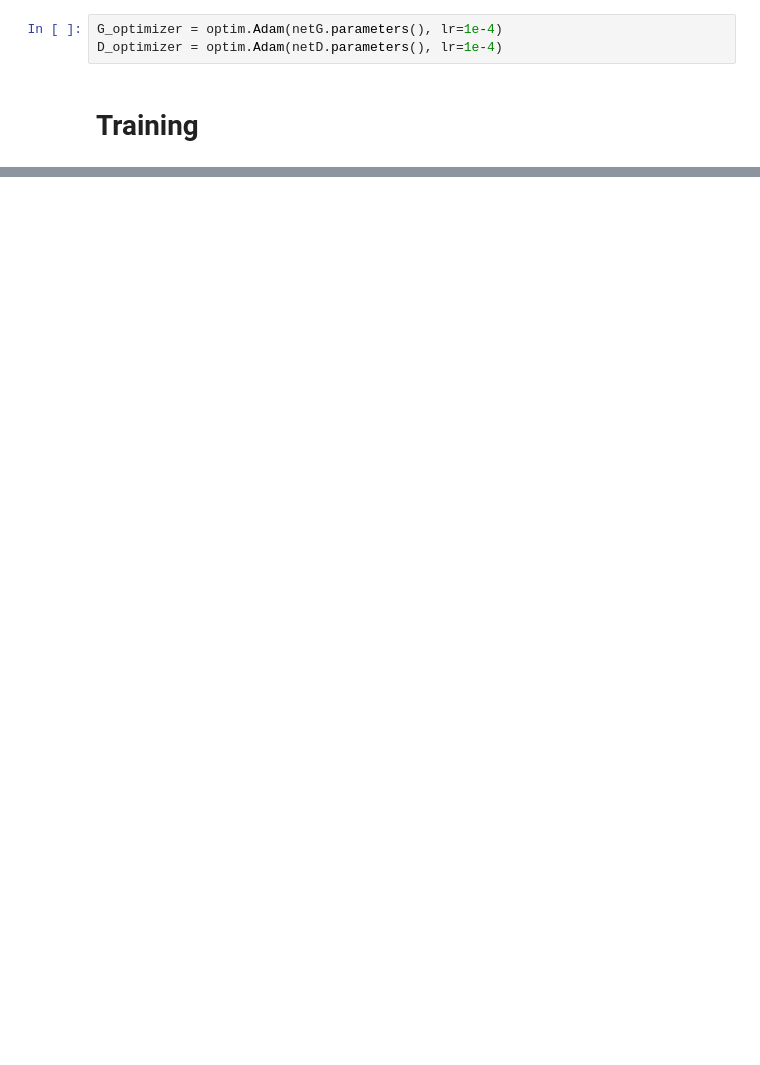
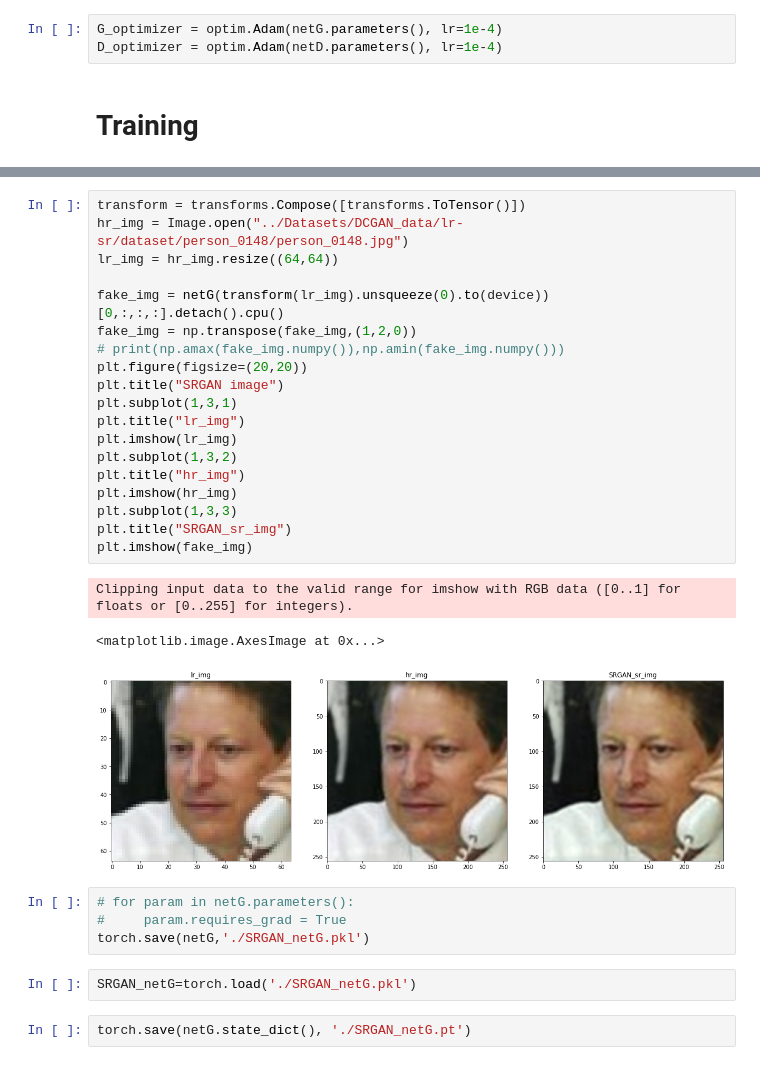
Before and after one commit to dddogwang/Generation-Cell, a Jupyter notebook: SRGAN.ipynb, the cells around one changed output, grey strips where cells are left out. Cells and saved outputs as stored; diff of their text form; blank space fills up the shorter version.

```diff
--- a/SRGAN.ipynb
+++ b/SRGAN.ipynb
@@ -410,0 +406,31 @@ plt.imshow(fake_grid)
+# %%
+transform = transforms.Compose([transforms.ToTensor()])
+hr_img = Image.open("../Datasets/DCGAN_data/lr-sr/dataset/person_0148/person_0148.jpg")
+lr_img = hr_img.resize((64,64))
+
+fake_img = netG(transform(lr_img).unsqueeze(0).to(device))[0,:,:,:].detach().cpu()
+fake_img = np.transpose(fake_img,(1,2,0))
+# print(np.amax(fake_img.numpy()),np.amin(fake_img.numpy()))
+plt.figure(figsize=(20,20))
+plt.title("SRGAN image")
+plt.subplot(1,3,1)
+plt.title("lr_img")
+plt.imshow(lr_img)
+plt.subplot(1,3,2)
+plt.title("hr_img")
+plt.imshow(hr_img)
+plt.subplot(1,3,3)
+plt.title("SRGAN_sr_img")
+plt.imshow(fake_img)
+# %% [output]
+Clipping input data to the valid range for imshow with RGB data ([0..1] for floats or [0..255] for integers).
+<matplotlib.image.AxesImage at 0x...>
+[figure, added]
+# %%
+# for param in netG.parameters():
+#     param.requires_grad = True
+torch.save(netG,'./SRGAN_netG.pkl')
+# %%
+SRGAN_netG=torch.load('./SRGAN_netG.pkl')
+# %%
+torch.save(netG.state_dict(), './SRGAN_netG.pt')
```
Also changed, not shown: parts of 16 cells of this notebook, 4 other files.
